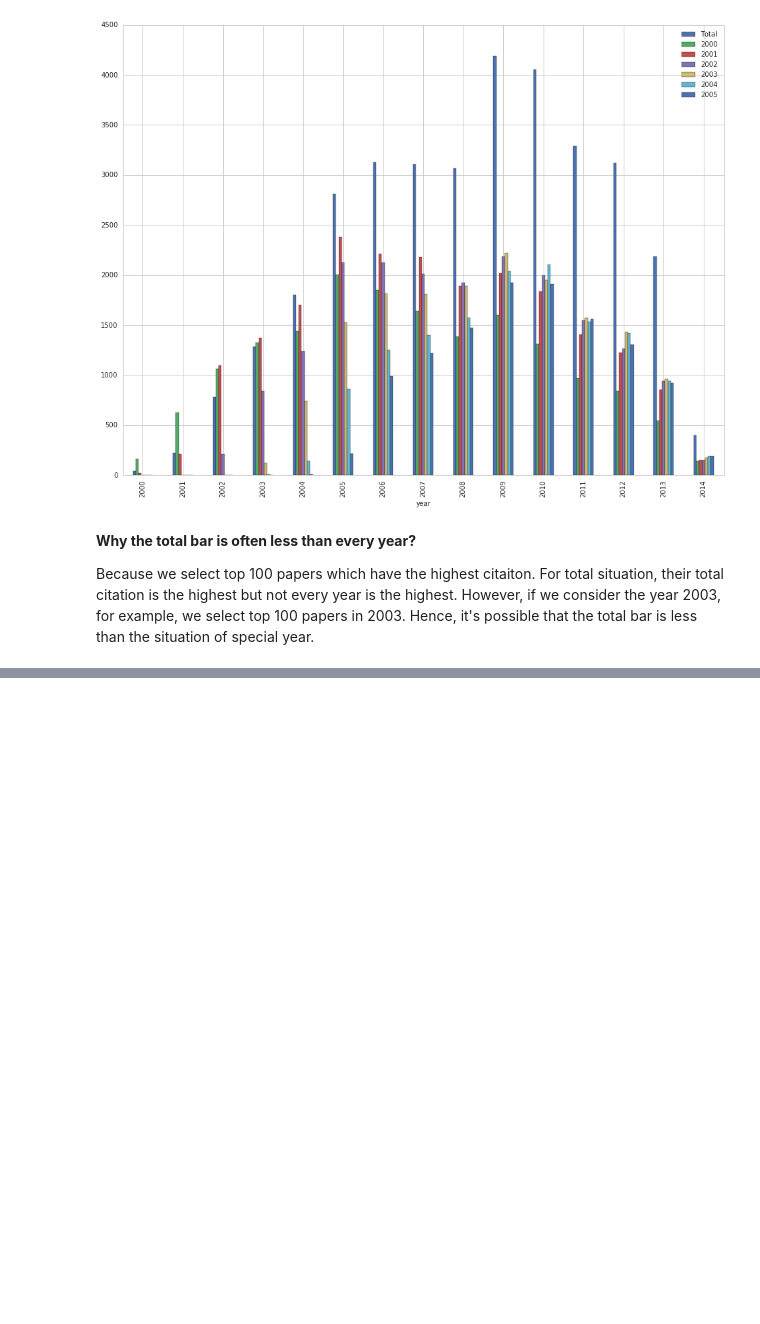
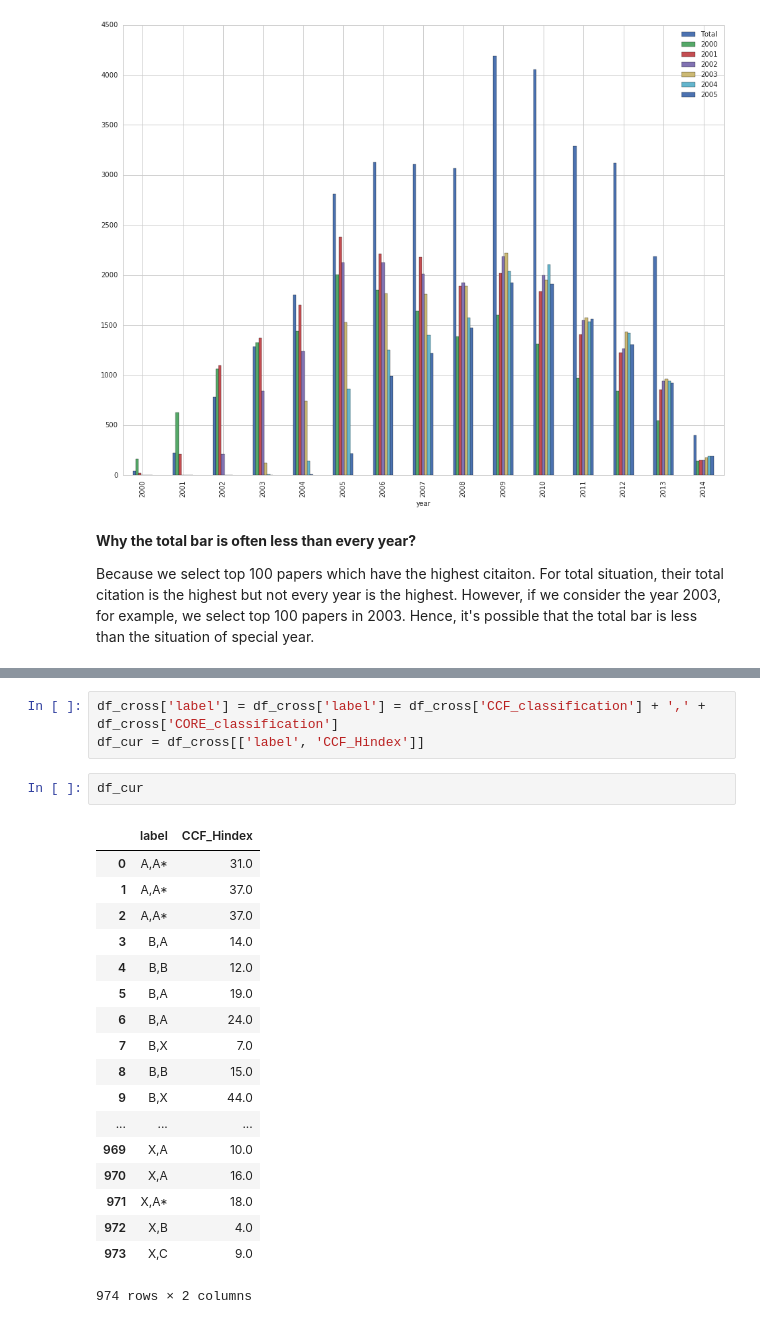
Before and after one commit to Jingfei-Han/citation_prediction, a Jupyter notebook: aminer_gai/myanalysis.ipynb, the cells around one changed output, grey strips where cells are left out. Cells and saved outputs as stored; diff of their text form; blank space fills up the shorter version.

```diff
--- a/aminer_gai/myanalysis.ipynb
+++ b/aminer_gai/myanalysis.ipynb
@@ -718,0 +869,24 @@ Because we select top 100 papers which have the highest citaiton. For total situ
+# %%
+df_cross['label'] = df_cross['label'] = df_cross['CCF_classification'] + ',' + df_cross['CORE_classification']
+df_cur = df_cross[['label', 'CCF_Hindex']]
+# %%
+df_cur
+# %% [output]
+|  | label | CCF_Hindex |
+| 0 | A,A* | 31.0 |
+| 1 | A,A* | 37.0 |
+| 2 | A,A* | 37.0 |
+| 3 | B,A | 14.0 |
+| 4 | B,B | 12.0 |
+| 5 | B,A | 19.0 |
+| 6 | B,A | 24.0 |
+| 7 | B,X | 7.0 |
+| 8 | B,B | 15.0 |
+| 9 | B,X | 44.0 |
+| ... | ... | ... |
+| 969 | X,A | 10.0 |
+| 970 | X,A | 16.0 |
+| 971 | X,A* | 18.0 |
+| 972 | X,B | 4.0 |
+| 973 | X,C | 9.0 |
+974 rows × 2 columns
```
Also changed, not shown: parts of 26 cells of this notebook, 1 other file.
